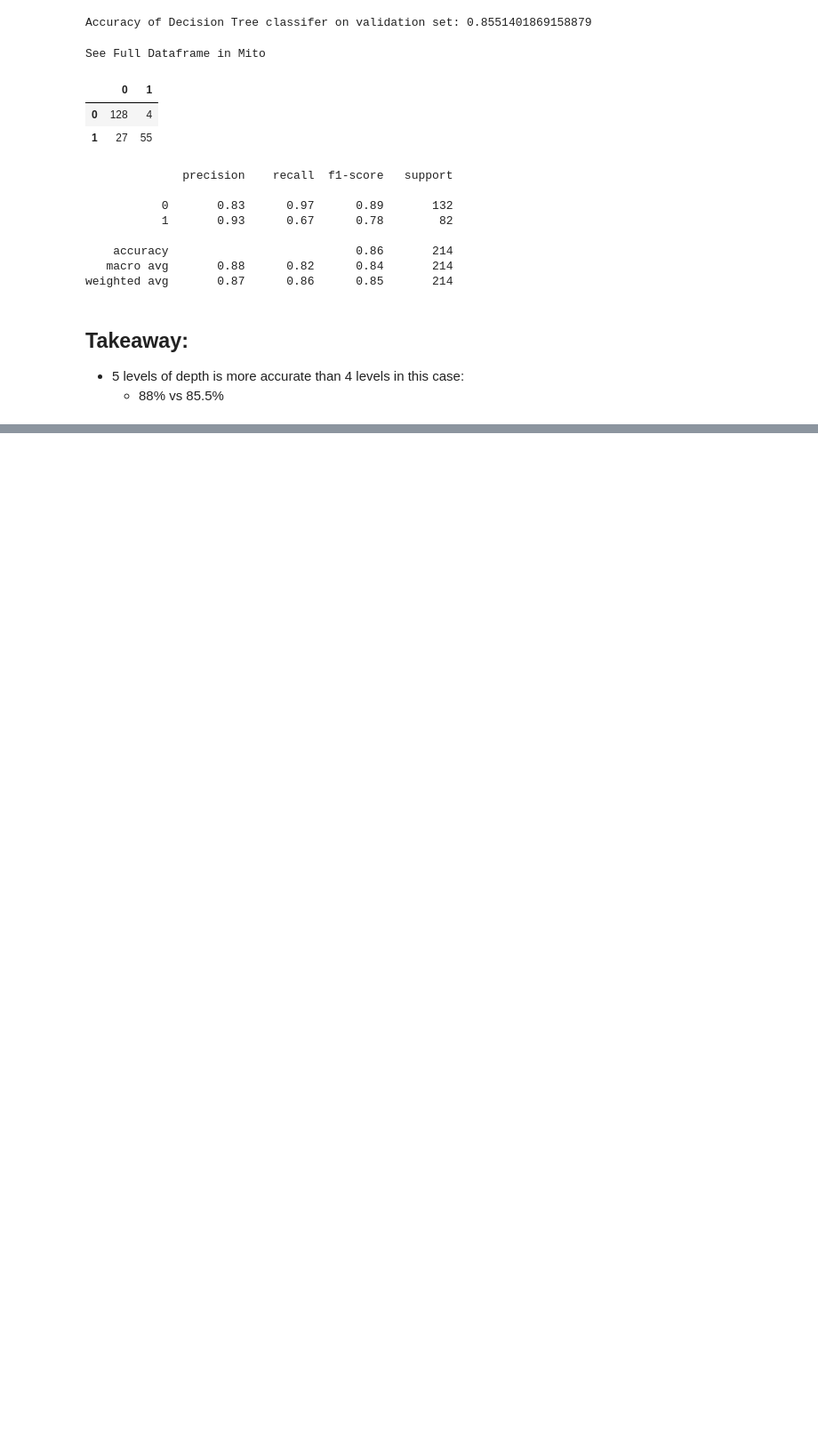
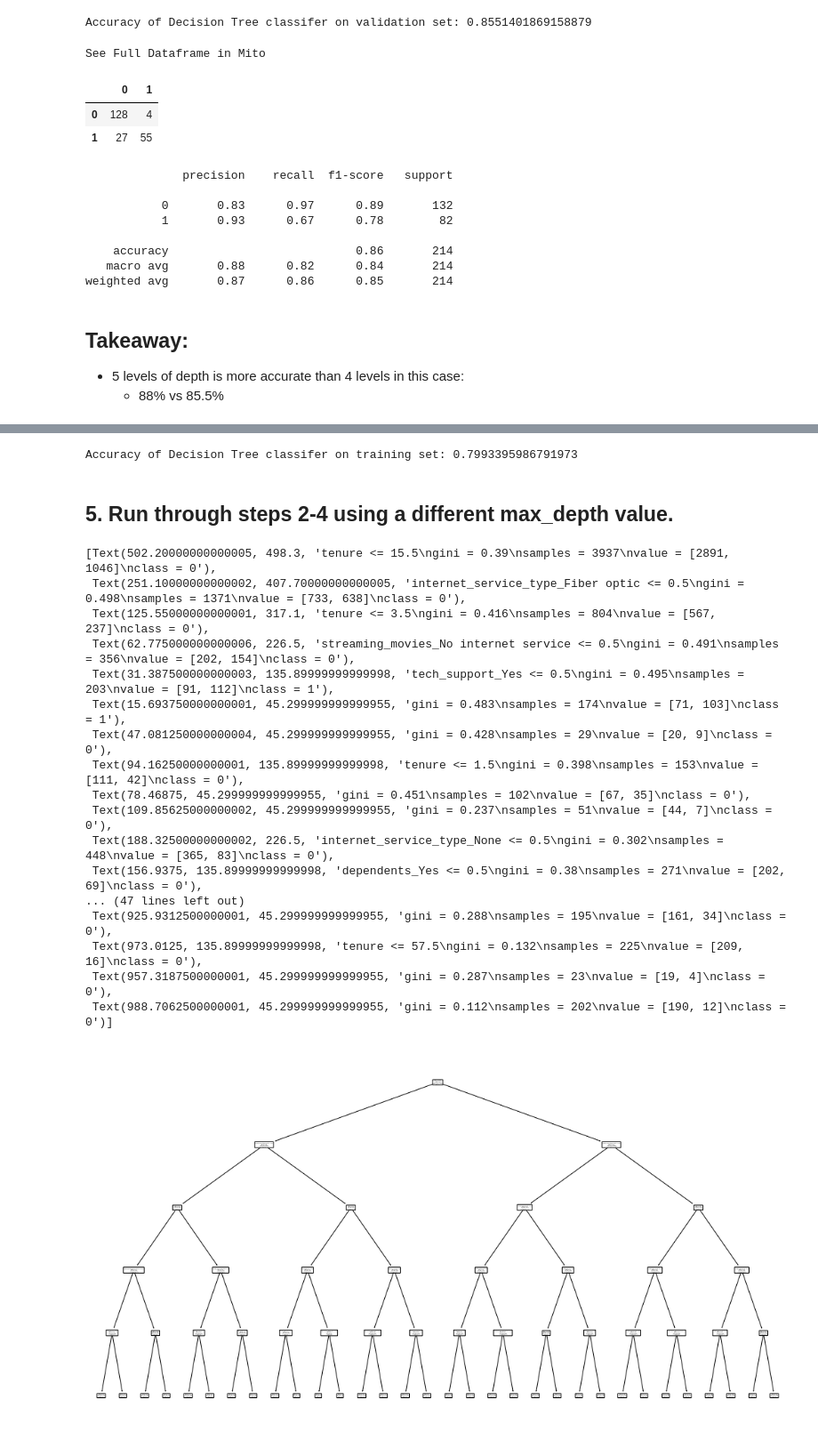
Before and after one commit to fred-lindsey/classification_exercises, a Jupyter notebook: model.ipynb, the cells around one changed output, grey strips where cells are left out. Shown: that part at 89% size. Saved outputs shown, nothing was run; the diff lists cells and outputs as text; code cells hidden in the pictures; blank space fills up the shorter version.

```diff
--- a/model.ipynb
+++ b/model.ipynb
@@ -564,0 +642,8 @@ weighted avg       0.87      0.86      0.85       214
+# %%
+#drop all the unencoded columns
+df = df.drop(columns=['customer_id', 'churn', 'gender', 'senior_citizen', 'partner', 'dependents',
+                      'phone_service', 'multiple_lines', 'online_security',
+                       'online_backup', 'device_protection', 'tech_support', 'streaming_tv',
+                       'streaming_movies', 'paperless_billing', 'monthly_charges',
+                       'total_charges', 'contract_type', 'payment_type',
+                       'internet_service_type', 'senior_citizen'])
@@ -564,0 +660,4 @@ weighted avg       0.87      0.86      0.85       214
+# %%
+# time to split into train, validate and test sets
+train, validate, test = split.train_validate_test_split(df, 'churn_Yes')
+train.head()
@@ -564,0 +774,14 @@ weighted avg       0.87      0.86      0.85       214
+# %%
+# Classification is supervied ML, so we seperate data and labels
+# first we need to split the datasets into x and y versions:
+# x version drops 'survived'
+# y version is only the survived column
+
+X_train = train.drop(columns = ['churn_Yes'])
+Y_train = train.churn_Yes
+
+X_validate = validate.drop(columns = ['churn_Yes'])
+Y_validate = validate.churn_Yes
+
+X_test = test.drop(columns = ['churn_Yes'])
+Y_test = test.churn_Yes
@@ -564,0 +865,6 @@ weighted avg       0.87      0.86      0.85       214
+# %%
+# compute accuracy
+print(f"Accuracy of Decision Tree classifer on training set: "\
+        f"{clf.score(X_train, Y_train)}")
+# %% [output]
+Accuracy of Decision Tree classifer on training set: 0.7993395986791973
@@ -564,0 +878,29 @@ weighted avg       0.87      0.86      0.85       214
+# %% [markdown]
+## 5. Run through steps 2-4 using a different max_depth value.
+# %%
+# now we fit the model to the training data
+clf = DecisionTreeClassifier(max_depth=5, random_state=123)
+
+clf = clf.fit(X_train, Y_train)
+# %%
+plt.figure(figsize=(18, 10))
+plot_tree(clf, feature_names=X_train.columns, class_names=clf.classes_.astype(str), rounded=True)
+# %% [output]
+[Text(502.20000000000005, 498.3, 'tenure <= 15.5\ngini = 0.39\nsamples = 3937\nvalue = [2891, 1046]\nclass = 0'),
+ Text(251.10000000000002, 407.70000000000005, 'internet_service_type_Fiber optic <= 0.5\ngini = 0.498\nsamples = 1371\nvalue = [733, 638]\nclass = 0'),
+ Text(125.55000000000001, 317.1, 'tenure <= 3.5\ngini = 0.416\nsamples = 804\nvalue = [567, 237]\nclass = 0'),
+ Text(62.775000000000006, 226.5, 'streaming_movies_No internet service <= 0.5\ngini = 0.491\nsamples = 356\nvalue = [202, 154]\nclass = 0'),
+ Text(31.387500000000003, 135.89999999999998, 'tech_support_Yes <= 0.5\ngini = 0.495\nsamples = 203\nvalue = [91, 112]\nclass = 1'),
+ Text(15.693750000000001, 45.299999999999955, 'gini = 0.483\nsamples = 174\nvalue = [71, 103]\nclass = 1'),
+ Text(47.081250000000004, 45.299999999999955, 'gini = 0.428\nsamples = 29\nvalue = [20, 9]\nclass = 0'),
+ Text(94.16250000000001, 135.89999999999998, 'tenure <= 1.5\ngini = 0.398\nsamples = 153\nvalue = [111, 42]\nclass = 0'),
+ Text(78.46875, 45.299999999999955, 'gini = 0.451\nsamples = 102\nvalue = [67, 35]\nclass = 0'),
+ Text(109.85625000000002, 45.299999999999955, 'gini = 0.237\nsamples = 51\nvalue = [44, 7]\nclass = 0'),
+ Text(188.32500000000002, 226.5, 'internet_service_type_None <= 0.5\ngini = 0.302\nsamples = 448\nvalue = [365, 83]\nclass = 0'),
+ Text(156.9375, 135.89999999999998, 'dependents_Yes <= 0.5\ngini = 0.38\nsamples = 271\nvalue = [202, 69]\nclass = 0'),
+... (47 lines left out)
+ Text(925.9312500000001, 45.299999999999955, 'gini = 0.288\nsamples = 195\nvalue = [161, 34]\nclass = 0'),
+ Text(973.0125, 135.89999999999998, 'tenure <= 57.5\ngini = 0.132\nsamples = 225\nvalue = [209, 16]\nclass = 0'),
+ Text(957.3187500000001, 45.299999999999955, 'gini = 0.287\nsamples = 23\nvalue = [19, 4]\nclass = 0'),
+ Text(988.7062500000001, 45.299999999999955, 'gini = 0.112\nsamples = 202\nvalue = [190, 12]\nclass = 0')]
+[figure, added]
```
Also changed, not shown: parts of 77 cells of this notebook, 4 other files.
